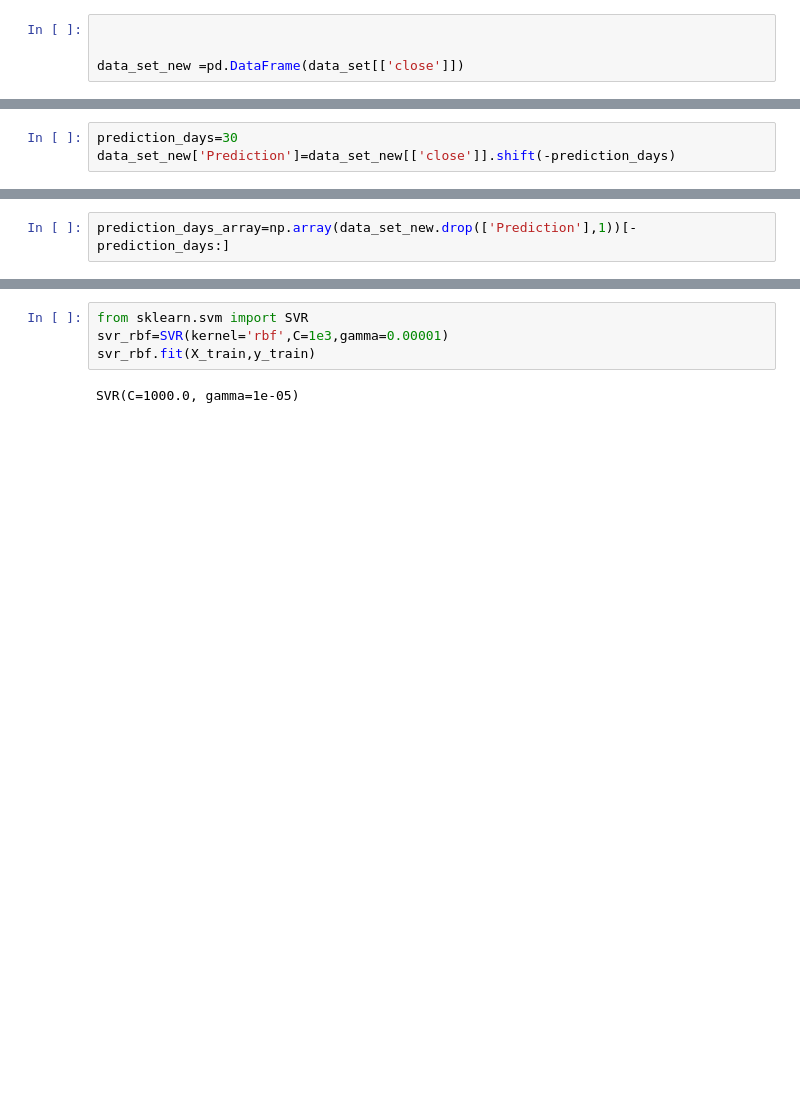
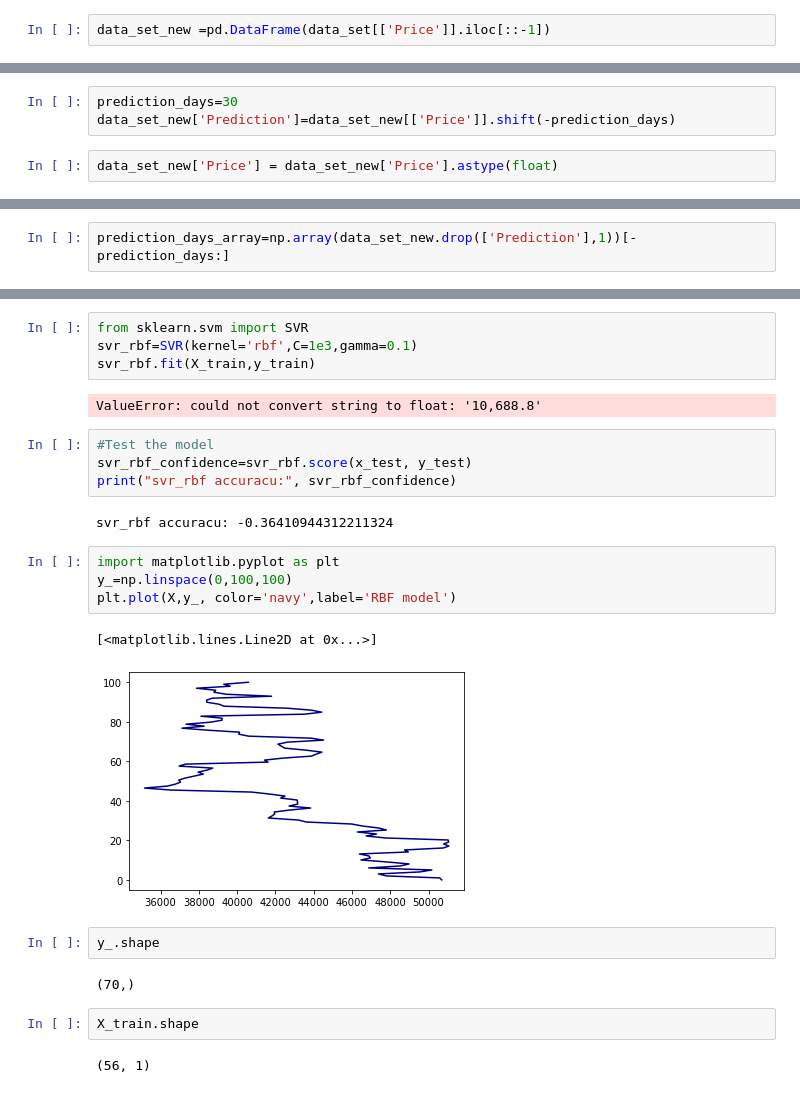
Before and after one commit to him-prad/Bitcoin_price_prediction_ml, a Jupyter notebook: source code.ipynb, the cells around one changed output, grey strips where cells are left out. Drawn from its saved outputs; the diff is of its cells as text; blank space fills up the shorter version.

```diff
--- a/source code.ipynb
+++ b/source code.ipynb
@@ -37,4 +38,2 @@ Name: close, Length: 100, dtype: float64
 # %%
-
-
-data_set_new =pd.DataFrame(data_set[['close']])
+data_set_new =pd.DataFrame(data_set[['Price']].iloc[::-1])
@@ -40,0 +47,5 @@ data_set_new =pd.DataFrame(data_set[['close']])
+# %%
+prediction_days=30
+data_set_new['Prediction']=data_set_new[['Price']].shift(-prediction_days)
+# %%
+data_set_new['Price'] = data_set_new['Price'].astype(float)
@@ -57,3 +57,0 @@ data_set_new
-# %%
-prediction_days=30
-data_set_new['Prediction']=data_set_new[['close']].shift(-prediction_days)
@@ -160,6 +115,27 @@ print(prediction_days_array)
 # %%
 from sklearn.svm import SVR
-svr_rbf=SVR(kernel='rbf',C=1e3,gamma=0.00001)
+svr_rbf=SVR(kernel='rbf',C=1e3,gamma=0.1)
 svr_rbf.fit(X_train,y_train)
 # %% [output]
-SVR(C=1000.0, gamma=1e-05)
+ValueError: could not convert string to float: '10,688.8'
+# %%
+#Test the model
+svr_rbf_confidence=svr_rbf.score(x_test, y_test)
+print("svr_rbf accuracu:", svr_rbf_confidence)
+# %% [output]
+svr_rbf accuracu: -0.36410944312211324
+# %%
+import matplotlib.pyplot as plt
+y_=np.linspace(0,100,100)
+plt.plot(X,y_, color='navy',label='RBF model')
+# %% [output]
+[<matplotlib.lines.Line2D at 0x...>]
+[figure, added]
+# %%
+y_.shape
+# %% [output]
+(70,)
+# %%
+X_train.shape
+# %% [output]
+(56, 1)
```
Also changed, not shown: parts of 15 cells of this notebook.
